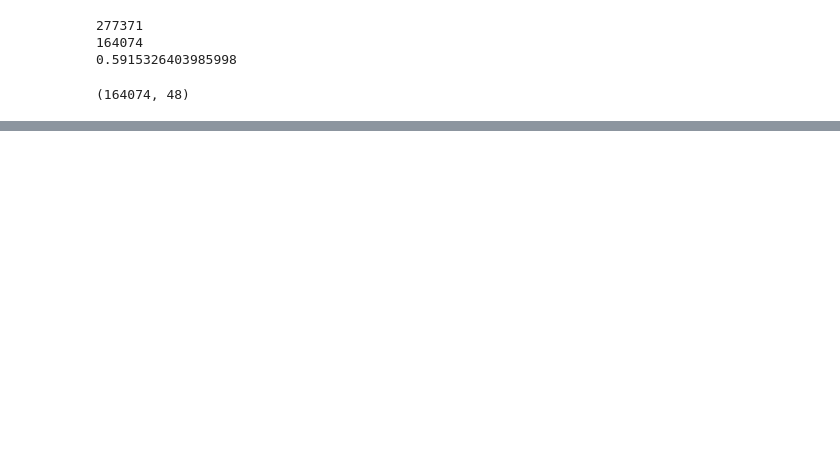
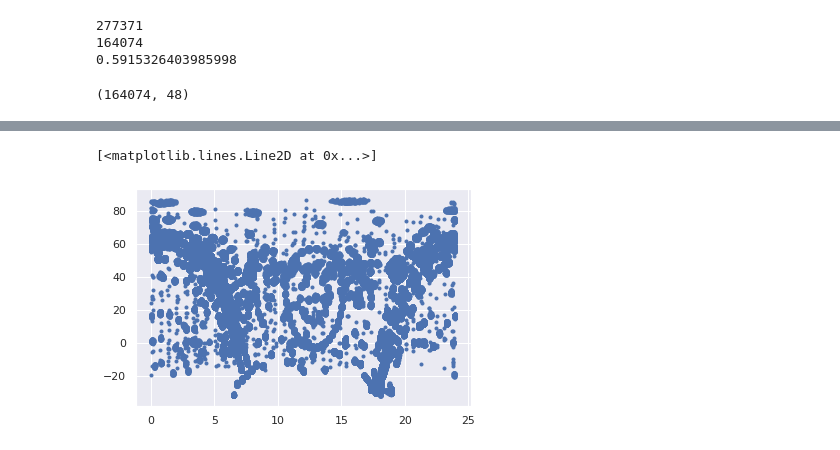
Before and after one commit to nickk124/stellardatamining, a Jupyter notebook: CreateCSV.ipynb, the cells around one changed output, grey strips where cells are left out. Saved outputs shown, nothing was run; the diff lists cells and outputs as text; code cells hidden in the pictures; blank space fills up the shorter version.

```diff
--- a/CreateCSV.ipynb
+++ b/CreateCSV.ipynb
@@ -103,7 +124,20 @@ plt.show()
 # %%
-saveFile = os.path.join(DATA_DIR, "Cannon.csv")
+saveFile = fold+"Cannon.csv"
 headStr = ""
 for entry in myColNames:
     headStr += entry
     headStr += ','
-np.savetxt(saveFile,newArr,delimiter=',',header=headStr)
+np.savetxt(saveFile,newArr,delimiter=',',fmt="%1.8e",header=headStr,comments='')
+# %%
+#How to load the csv into a data dictionary
+myArr = np.loadtxt(saveFile,delimiter=',',skiprows=1)
+headArr = np.loadtxt(saveFile,delimiter=',',max_rows=1,dtype=str)
+data = {}
+for i in range(len(headArr)-1):
+    data[headArr[i]] = myArr[:,i]
+# %%
+
+plt.plot(data["RA_HRS"],data["DEC_DEG"],'.')
+# %% [output]
+[<matplotlib.lines.Line2D at 0x...>]
+[figure, added]
```
Also changed, not shown: parts of 6 cells of this notebook.
